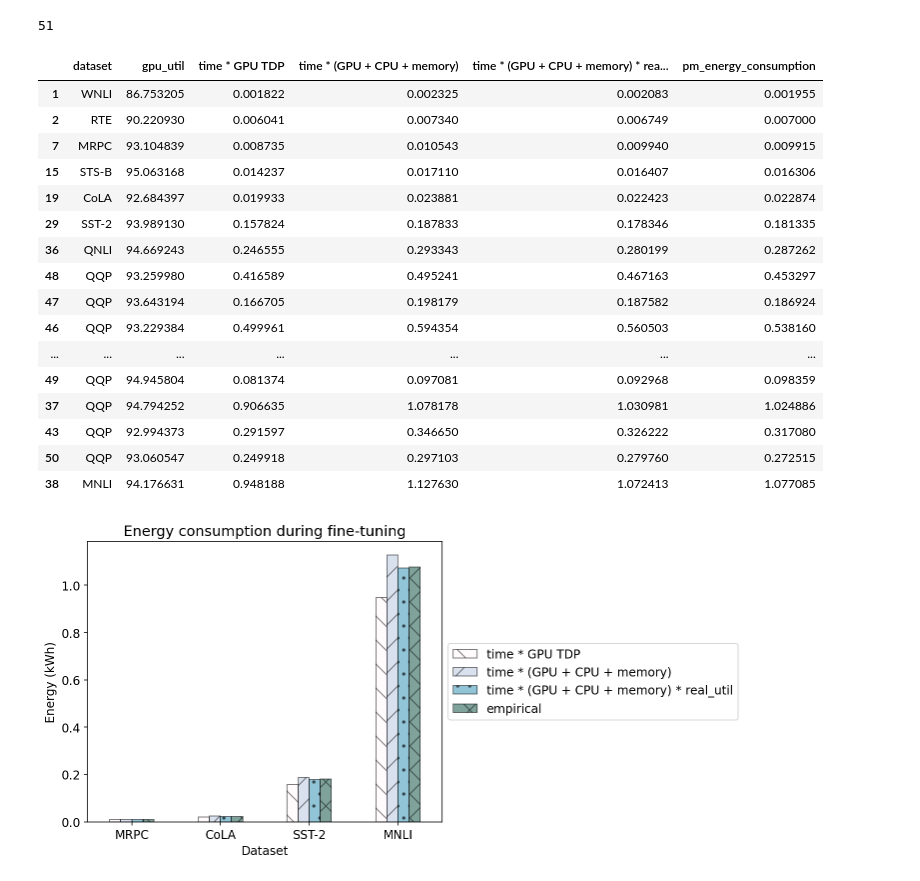
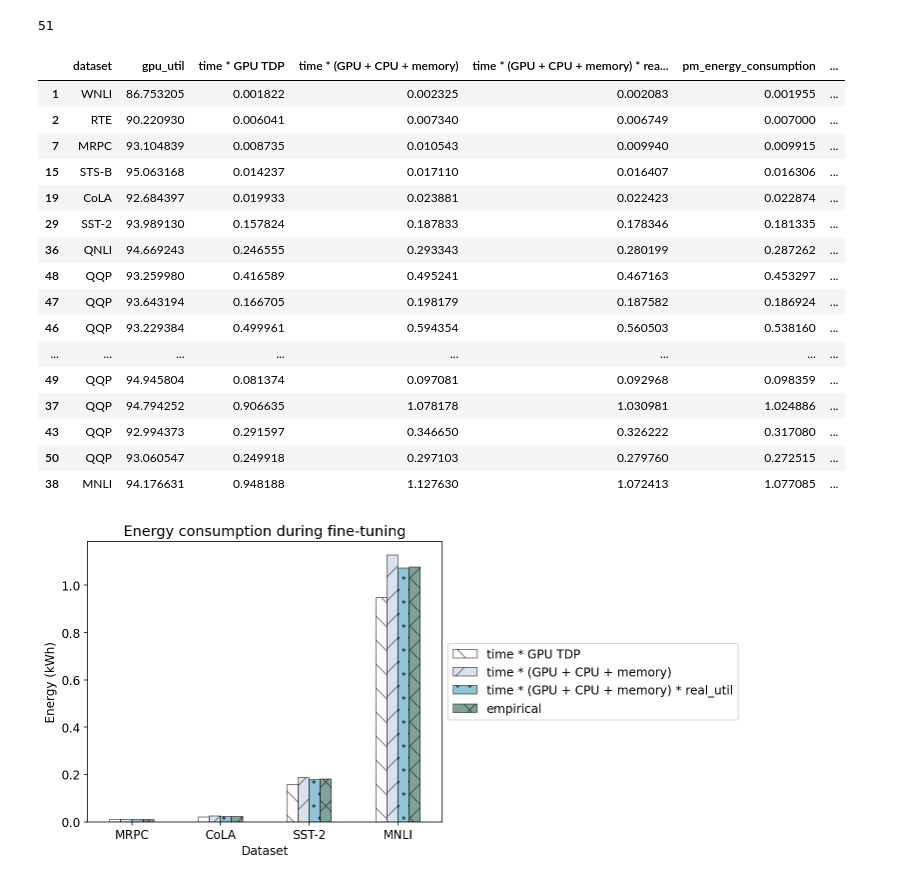
Before and after one commit to MScDissertation/NLP, a Jupyter notebook: CompareTimeModels.ipynb, the cells around one changed output. Drawn from its saved outputs; the diff is of its cells as text; code cells hidden in the pictures.

```diff
--- a/CompareTimeModels.ipynb
+++ b/CompareTimeModels.ipynb
@@ -253,26 +256,27 @@ df_finetune['time * (GPU + CPU + memory) * real_util'] = ((df_finetune['total_ti
 # %%
 df_64 = df_finetune.loc[(df_finetune.batchsize == 64) & (df_finetune.max_seq_len == 128)]
 df_64 = df_64.sort_values('dataset_size')
-features = ['dataset','gpu_util','time * GPU TDP','time * (GPU + CPU + memory)','time * (GPU + CPU + memory) * real_util', 'pm_energy_consumption']
+features = ['dataset','gpu_util','time * GPU TDP','time * (GPU + CPU + memory)','time * (GPU + CPU + memory) * real_util', 'pm_energy_consumption',
+            'kg CO2e/kWh']
 df_64[features]
 # %% [output]
-|  | dataset | gpu_util | time * GPU TDP | time * (GPU + CPU + memory) | time * (GPU + CPU + memory) * rea... | pm_energy_consumption |
-| 1 | WNLI | 86.753205 | 0.001822 | 0.002325 | 0.002083 | 0.001955 |
-| 2 | RTE | 90.220930 | 0.006041 | 0.007340 | 0.006749 | 0.007000 |
-| 7 | MRPC | 93.104839 | 0.008735 | 0.010543 | 0.009940 | 0.009915 |
-| 15 | STS-B | 95.063168 | 0.014237 | 0.017110 | 0.016407 | 0.016306 |
-| 19 | CoLA | 92.684397 | 0.019933 | 0.023881 | 0.022423 | 0.022874 |
-| 29 | SST-2 | 93.989130 | 0.157824 | 0.187833 | 0.178346 | 0.181335 |
-| 36 | QNLI | 94.669243 | 0.246555 | 0.293343 | 0.280199 | 0.287262 |
-| 48 | QQP | 93.259980 | 0.416589 | 0.495241 | 0.467163 | 0.453297 |
-| 47 | QQP | 93.643194 | 0.166705 | 0.198179 | 0.187582 | 0.186924 |
-| 46 | QQP | 93.229384 | 0.499961 | 0.594354 | 0.560503 | 0.538160 |
-| ... | ... | ... | ... | ... | ... | ... |
-| 49 | QQP | 94.945804 | 0.081374 | 0.097081 | 0.092968 | 0.098359 |
-| 37 | QQP | 94.794252 | 0.906635 | 1.078178 | 1.030981 | 1.024886 |
-| 43 | QQP | 92.994373 | 0.291597 | 0.346650 | 0.326222 | 0.317080 |
-| 50 | QQP | 93.060547 | 0.249918 | 0.297103 | 0.279760 | 0.272515 |
-| 38 | MNLI | 94.176631 | 0.948188 | 1.127630 | 1.072413 | 1.077085 |
+|  | dataset | gpu_util | time * GPU TDP | time * (GPU + CPU + memory) | time * (GPU + CPU + memory) * rea... | pm_energy_consumption | ... |
+| 1 | WNLI | 86.753205 | 0.001822 | 0.002325 | 0.002083 | 0.001955 | ... |
+| 2 | RTE | 90.220930 | 0.006041 | 0.007340 | 0.006749 | 0.007000 | ... |
+| 7 | MRPC | 93.104839 | 0.008735 | 0.010543 | 0.009940 | 0.009915 | ... |
+| 15 | STS-B | 95.063168 | 0.014237 | 0.017110 | 0.016407 | 0.016306 | ... |
+| 19 | CoLA | 92.684397 | 0.019933 | 0.023881 | 0.022423 | 0.022874 | ... |
+| 29 | SST-2 | 93.989130 | 0.157824 | 0.187833 | 0.178346 | 0.181335 | ... |
+| 36 | QNLI | 94.669243 | 0.246555 | 0.293343 | 0.280199 | 0.287262 | ... |
+| 48 | QQP | 93.259980 | 0.416589 | 0.495241 | 0.467163 | 0.453297 | ... |
+| 47 | QQP | 93.643194 | 0.166705 | 0.198179 | 0.187582 | 0.186924 | ... |
+| 46 | QQP | 93.229384 | 0.499961 | 0.594354 | 0.560503 | 0.538160 | ... |
+| ... | ... | ... | ... | ... | ... | ... | ... |
+| 49 | QQP | 94.945804 | 0.081374 | 0.097081 | 0.092968 | 0.098359 | ... |
+| 37 | QQP | 94.794252 | 0.906635 | 1.078178 | 1.030981 | 1.024886 | ... |
+| 43 | QQP | 92.994373 | 0.291597 | 0.346650 | 0.326222 | 0.317080 | ... |
+| 50 | QQP | 93.060547 | 0.249918 | 0.297103 | 0.279760 | 0.272515 | ... |
+| 38 | MNLI | 94.176631 | 0.948188 | 1.127630 | 1.072413 | 1.077085 | ... |
 # %%
 features = ['dataset','time * GPU TDP','time * (GPU + CPU + memory)',
             'time * (GPU + CPU + memory) * real_util','pm_energy_consumption','kg CO2e/kWh']
```
Also changed, not shown: parts of 4 cells of this notebook, 10 other files.
